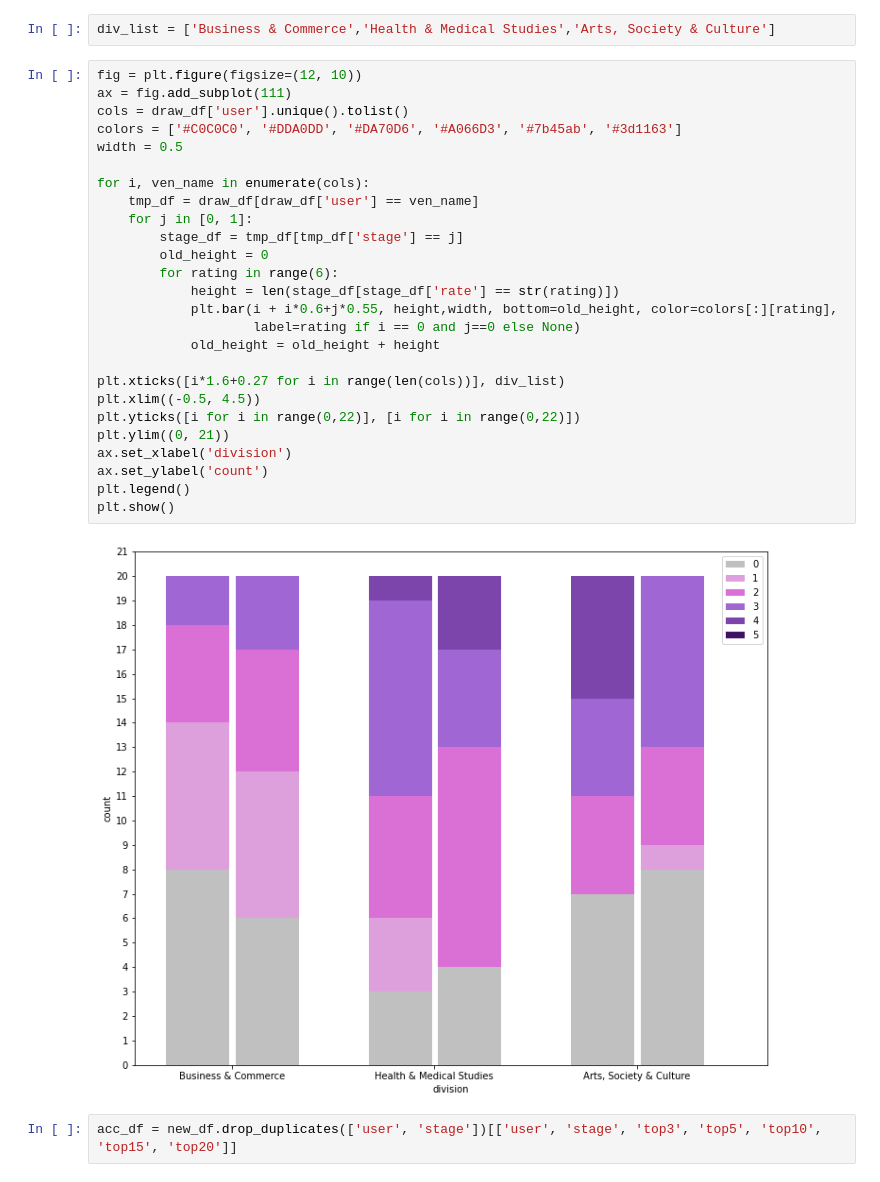
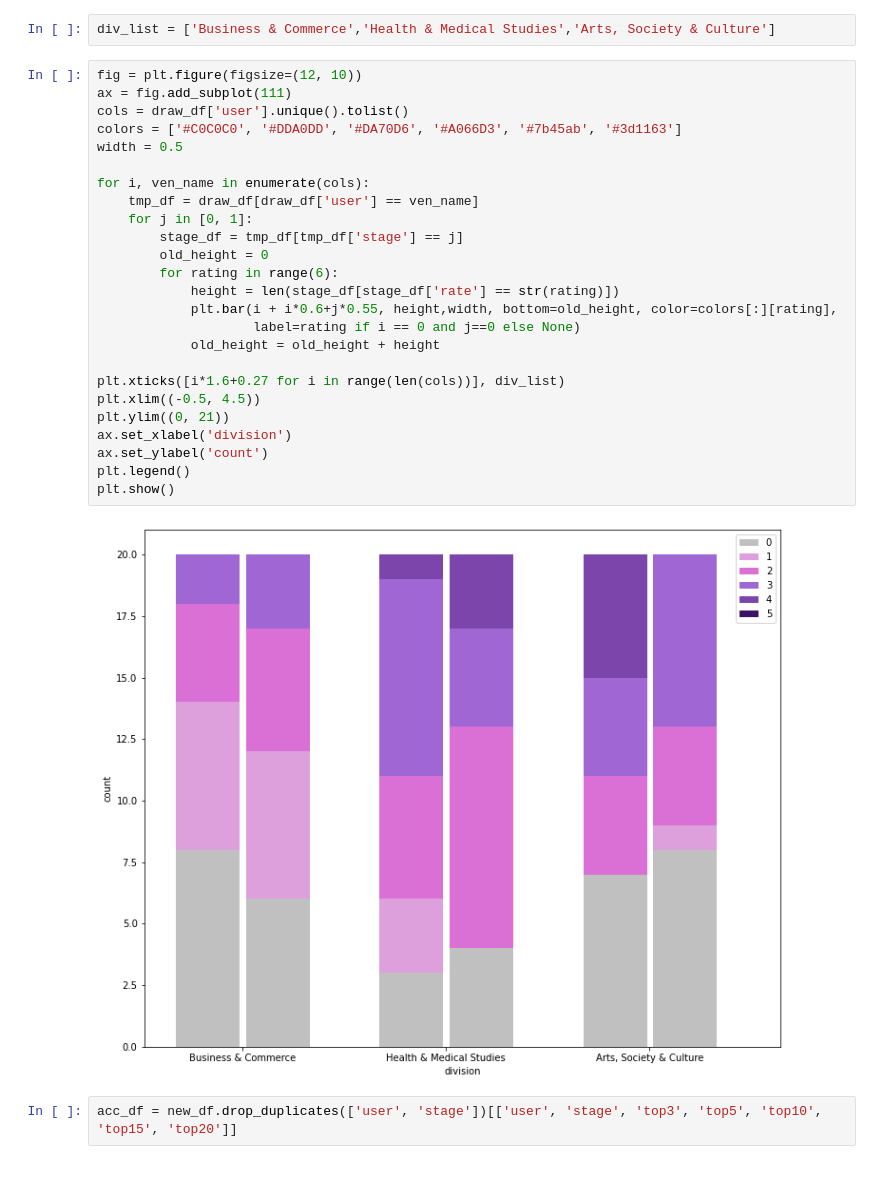
Before and after one commit to PipelineBot01/TendersPlus, a Jupyter notebook: result/Untitled.ipynb, the cells around one changed output. Saved outputs shown, nothing was run; the diff lists cells and outputs as text.

```diff
--- a/result/Untitled.ipynb
+++ b/result/Untitled.ipynb
@@ -80,30 +80,29 @@ div_list = ['Business & Commerce','Health & Medical Studies','Arts, Society & Cu
 # %%
 fig = plt.figure(figsize=(12, 10))
 ax = fig.add_subplot(111)
 cols = draw_df['user'].unique().tolist()
 colors = ['#C0C0C0', '#DDA0DD', '#DA70D6', '#A066D3', '#7b45ab', '#3d1163']
 width = 0.5
 
 for i, ven_name in enumerate(cols):
     tmp_df = draw_df[draw_df['user'] == ven_name]
     for j in [0, 1]:
         stage_df = tmp_df[tmp_df['stage'] == j]
         old_height = 0
         for rating in range(6):
             height = len(stage_df[stage_df['rate'] == str(rating)])
             plt.bar(i + i*0.6+j*0.55, height,width, bottom=old_height, color=colors[:][rating],
                     label=rating if i == 0 and j==0 else None)
             old_height = old_height + height
 
 plt.xticks([i*1.6+0.27 for i in range(len(cols))], div_list)
 plt.xlim((-0.5, 4.5))
-plt.yticks([i for i in range(0,22)], [i for i in range(0,22)])
 plt.ylim((0, 21))
 ax.set_xlabel('division')
 ax.set_ylabel('count')
 plt.legend()
 plt.show()
 # %% [output]
-[figure, old version]
+[figure, new version]
 # %%
 acc_df = new_df.drop_duplicates(['user', 'stage'])[['user', 'stage', 'top3', 'top5', 'top10', 'top15', 'top20']]
```
Also changed, not shown: parts of 6 cells of this notebook, 1 other file.
